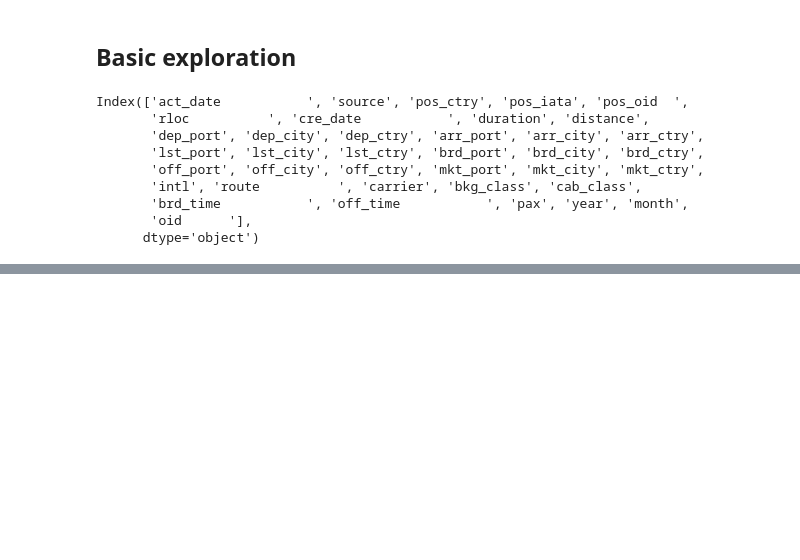
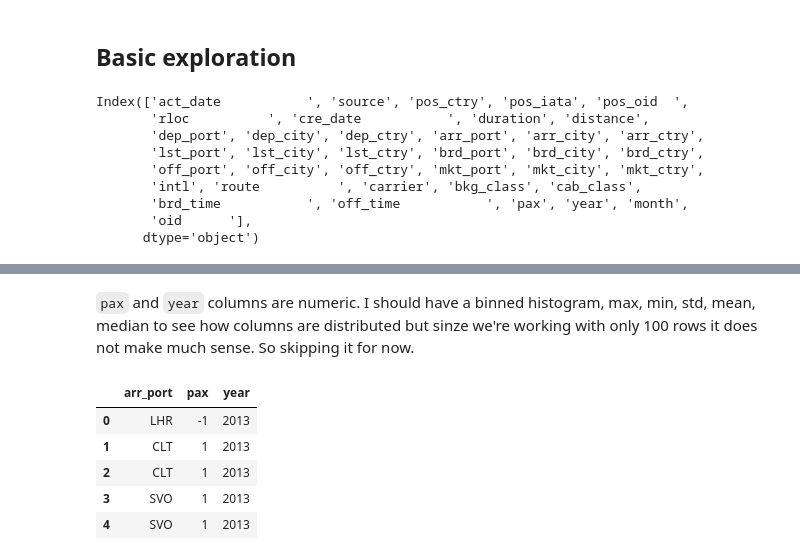
Before and after one commit to miqueldespuig/kschool-challenge, a Jupyter notebook: 02_TopTenAirports.ipynb, the cells around one changed output, grey strips where cells are left out. Cells and saved outputs as stored; diff of their text form; code cells hidden in the pictures; blank space fills up the shorter version.

```diff
--- a/02_TopTenAirports.ipynb
+++ b/02_TopTenAirports.ipynb
@@ -67,2 +139,11 @@ df_bookings.columns = df_bookings.columns.str.strip()
+# %% [markdown]
+`pax` and `year` columns are numeric. I should have a binned histogram, max, min, std, mean, median to see how columns are distributed but sinze we're working with only 100 rows it does not make much sense. So skipping it for now.
 # %%
-df_bookings.
+df_bookings.head()
+# %% [output]
+|  | arr_port | pax | year |
+| 0 | LHR | -1 | 2013 |
+| 1 | CLT | 1 | 2013 |
+| 2 | CLT | 1 | 2013 |
+| 3 | SVO | 1 | 2013 |
+| 4 | SVO | 1 | 2013 |
```
Also changed, not shown: parts of 17 cells of this notebook.
